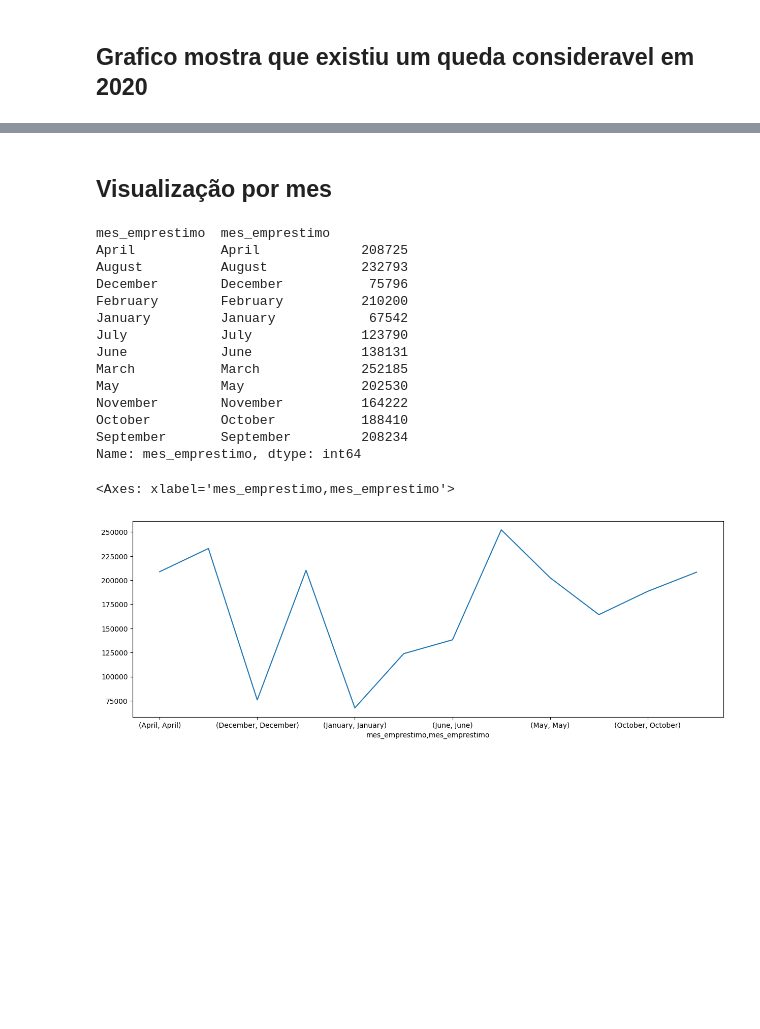
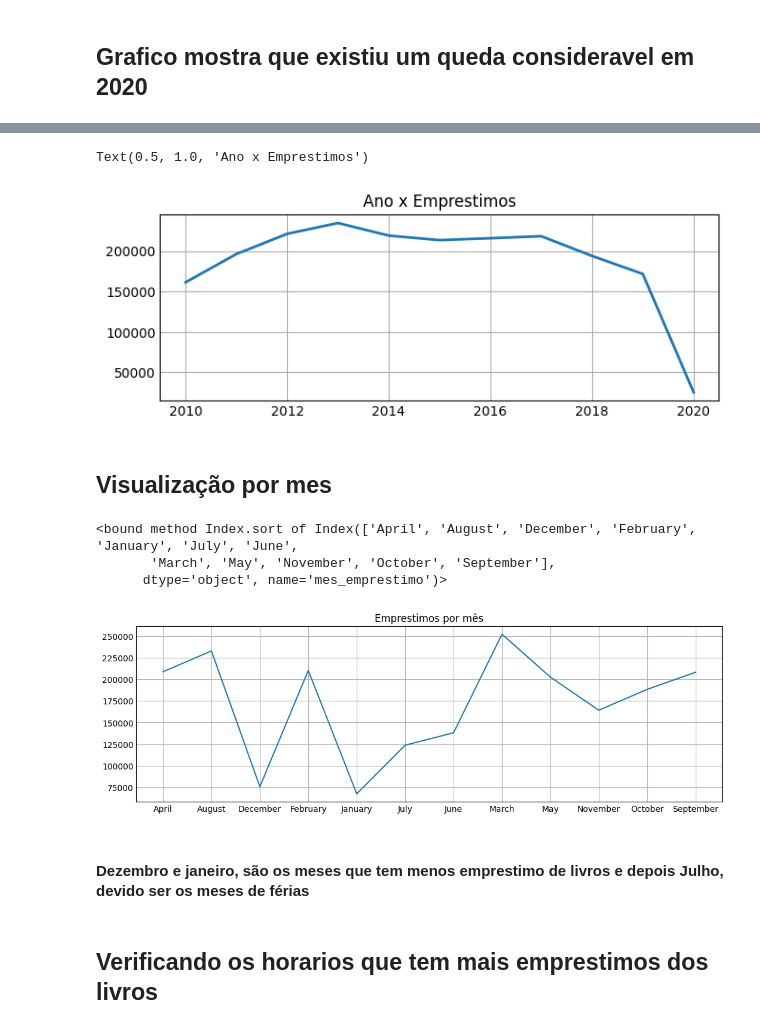
Before and after one commit to oLeandrops/Pandas7DaysOfCode, a Jupyter notebook: dia3/Terceiro_dia.ipynb, the cells around one changed output, grey strips where cells are left out. Cells and saved outputs as stored; diff of their text form; code cells hidden in the pictures; blank space fills up the shorter version.

```diff
--- a/dia3/Terceiro_dia.ipynb
+++ b/dia3/Terceiro_dia.ipynb
@@ -59,0 +37,4 @@ Successfully installed contourpy-1.0.7 cycler-0.11.0 fonttools-4.39.0 kiwisolver
+# %%
+contagem = grupo.count()
+i = contagem.index
+x = contagem.values
@@ -60,3 +45,11 @@ Successfully installed contourpy-1.0.7 cycler-0.11.0 fonttools-4.39.0 kiwisolver
+# %%
+fig, ax  = plt.subplots(figsize=(6,2))
+plt.style.use('_mpl-gallery')
+ax.plot(i,x, linewidth=2.0)
+ax.set_title('Ano x Emprestimos')
+# %% [output]
+Text(0.5, 1.0, 'Ano x Emprestimos')
+[figure, added]
 # %% [markdown]
 ## Visualização por mes
 # %%
@@ -64,24 +57,22 @@ df['mes_emprestimo'] = df.data_emprestimo.dt.month_name()
 # %%
 grupo_por_mes = df.groupby('mes_emprestimo')['mes_emprestimo']
 # %%
-grupo_por_mes.value_counts()
+contagem_mes = grupo_por_mes.count()
+a = contagem_mes.index.sort
+b = contagem_mes.values
+contagem_mes.index.sort
 # %% [output]
-mes_emprestimo  mes_emprestimo
-April           April             208725
-August          August            232793
-December        December           75796
-February        February          210200
-January         January            67542
-July            July              123790
-June            June              138131
-March           March             252185
-May             May               202530
-November        November          164222
-October         October           188410
-September       September         208234
-Name: mes_emprestimo, dtype: int64
+<bound method Index.sort of Index(['April', 'August', 'December', 'February', 'January', 'July', 'June',
+       'March', 'May', 'November', 'October', 'September'],
+      dtype='object', name='mes_emprestimo')>
-# %%
-grupo_por_mes.value_counts().plot(kind='line',figsize=(15,5))
-# %% [output]
-<Axes: xlabel='mes_emprestimo,mes_emprestimo'>
-[figure, removed]
+# %%
+fig, ax = plt.subplots(figsize=(10,3))
+ax.plot(a, b)
+ax.set_title('Emprestimos por mês')
+fig.
+# %% [output]
+[figure, added]
+# %% [markdown]
+#### Dezembro e janeiro, são os meses que tem menos emprestimo de livros e depois Julho, devido ser os meses de férias
+# %% [markdown]
+## Verificando os horarios que tem mais emprestimos dos livros
```
Also changed, not shown: parts of 9 cells of this notebook.
